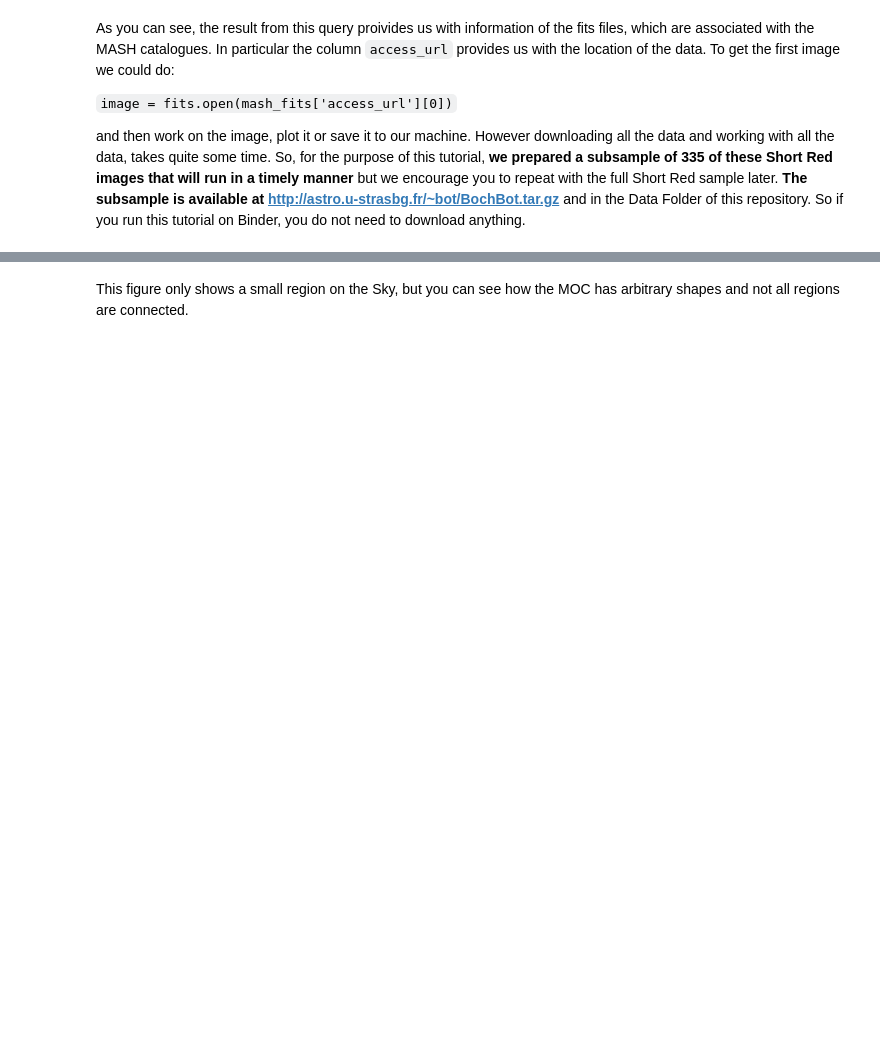
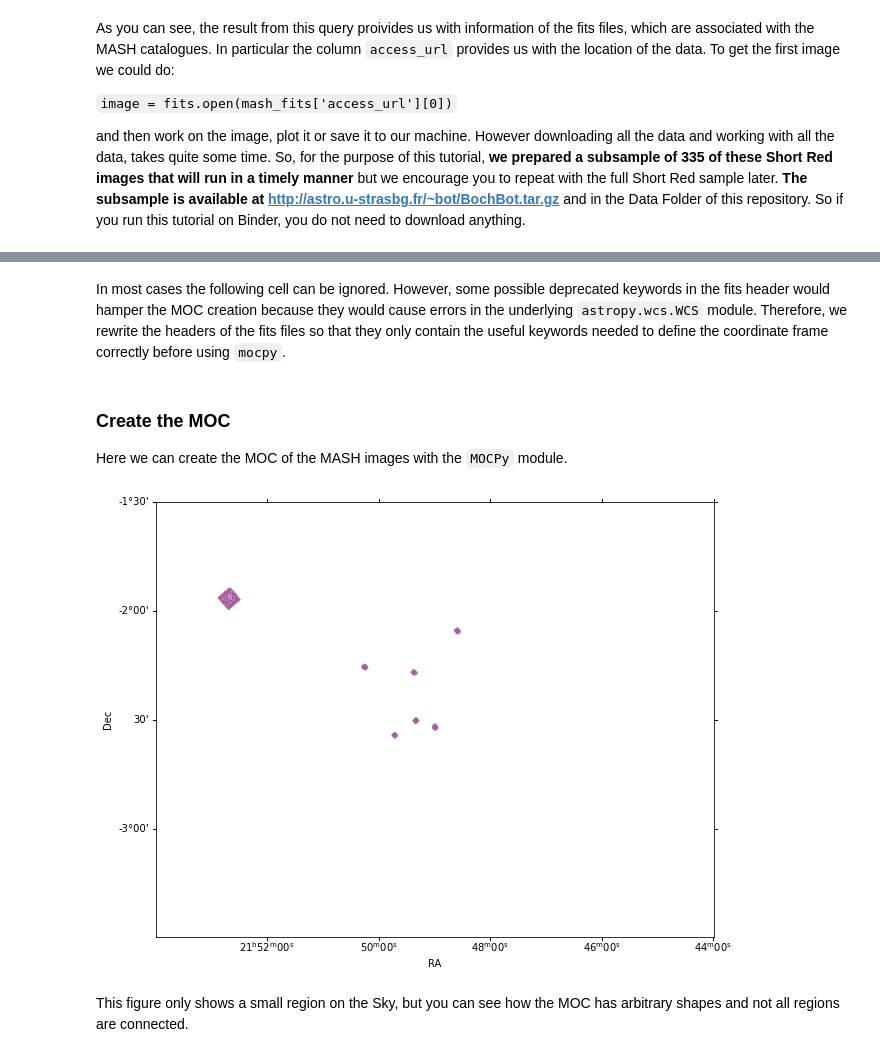
Before and after one commit to cds-astro/tutorials, a Jupyter notebook: Notebooks/HiPS_and_MOC.ipynb, the cells around one changed output, grey strips where cells are left out. Cells and saved outputs as stored; diff of their text form; code cells hidden in the pictures; blank space fills up the shorter version.

```diff
--- a/Notebooks/HiPS_and_MOC.ipynb
+++ b/Notebooks/HiPS_and_MOC.ipynb
@@ -117,0 +122,8 @@ moc_mash.write('Data/mash_moc.fits', overwrite=True)
+# %%
+datadir = 'Data/MASH_sample/' #where to find fits images downloaded from the archive above
+outdir = 'Result_moc/'        #Make new directory where to save MOCs
+
+if not os.path.exists(outdir):
+    os.mkdir(outdir)
+# %% [markdown]
+In most cases the following cell can be ignored.  However, some possible deprecated keywords in the fits header would hamper the MOC creation because they would cause errors in the underlying `astropy.wcs.WCS` module. Therefore, we rewrite the headers of the fits files so that they only contain the useful keywords needed to define the coordinate frame correctly before using `mocpy`.
@@ -118,23 +156,35 @@ moc_mash.write('Data/mash_moc.fits', overwrite=True)
+# %% [markdown]
+### Create the MOC
+
+Here we can create the MOC of the MASH images with the `MOCPy` module.
+# %%
+# Get a list of the updated files and create the MOC
+mash_file_list = glob.glob(outdir+'*_mod.fits')
+moc_mash = mocpy.MOC.from_fits_images(mash_file_list, max_norder=15)
+moc_mash.write(outdir+'mash_moc.fits', overwrite=True)
 # %%
 fig_centre = SkyCoord('21:49:00', '-02:30:00',
                       unit=(u.hourangle, u.deg), frame='galactic')
 
-sns.set_style('darkgrid')
-fig = plt.figure(figsize=(15, 15))
+#sns.set_style('darkgrid')
+fig = plt.figure(figsize=(10, 8))
 with mocpy.World2ScreenMPL(fig, fov=2.5 * u.deg,
                            center=fig_centre,
                            coordsys="galactic",
                            rotation=Angle(0, u.degree),
                            projection="AIT") as wcs:
-    ax = fig.add_axes([0.17, 0.17, 0.77, 0.77], projection=wcs)
+    ax = fig.add_subplot(1, 1, 1, projection=wcs)
+    #ax = fig.add_axes([0.17, 0.17, 0.77, 0.77], projection=wcs)
     moc_mash.fill(ax=ax, wcs=wcs, alpha=0.5, fill=True, color=mpl.cm.magma(0.4))
     ax.set_xlabel('RA')
     ax.set_ylabel('Dec')
     lon, lat = ax.coords[0], ax.coords[1]
     lon.set_major_formatter('hh:mm:ss')
     lat.set_major_formatter('dd:mm')
     lon.set_ticklabel(exclude_overlapping=True)
     lat.set_ticklabel(exclude_overlapping=True)
+# %% [output]
+[figure, added]
 # %% [markdown]
 This figure only shows a small region on the Sky, but you can see how the MOC has arbitrary shapes and not all regions are connected.
 # %% [markdown]
```
Also changed, not shown: parts of 24 cells of this notebook.
